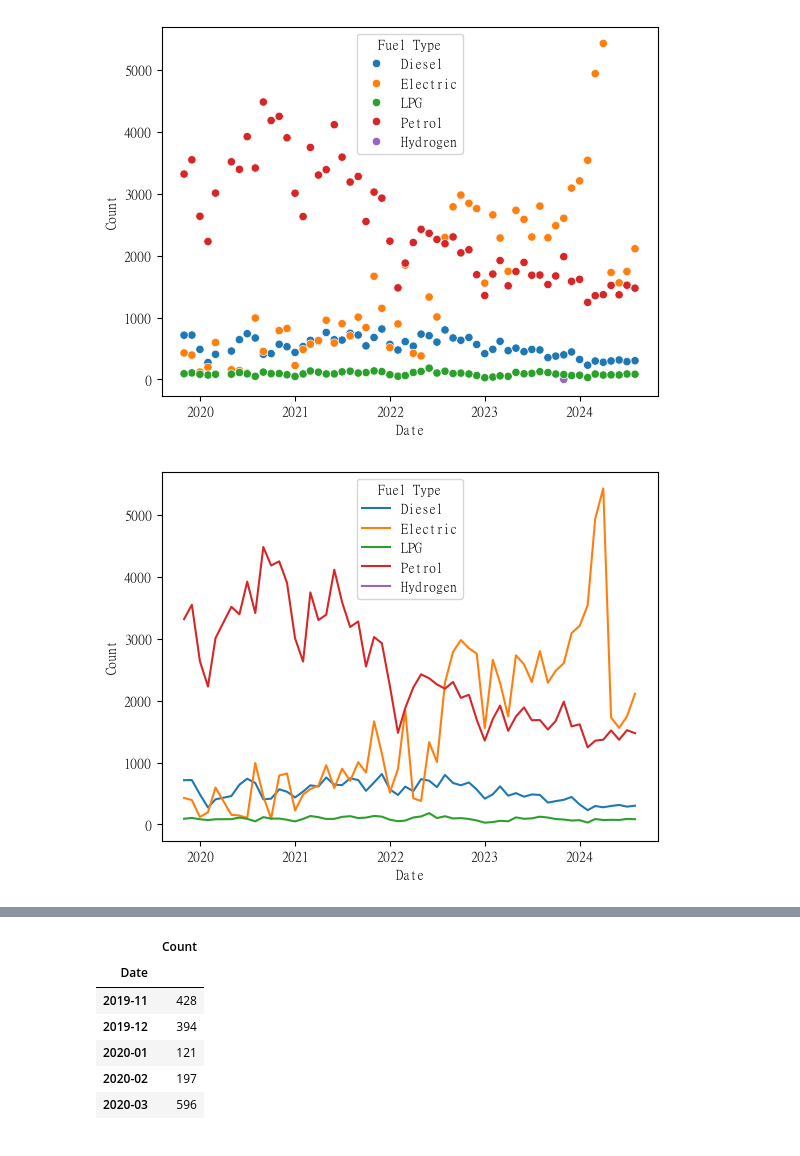
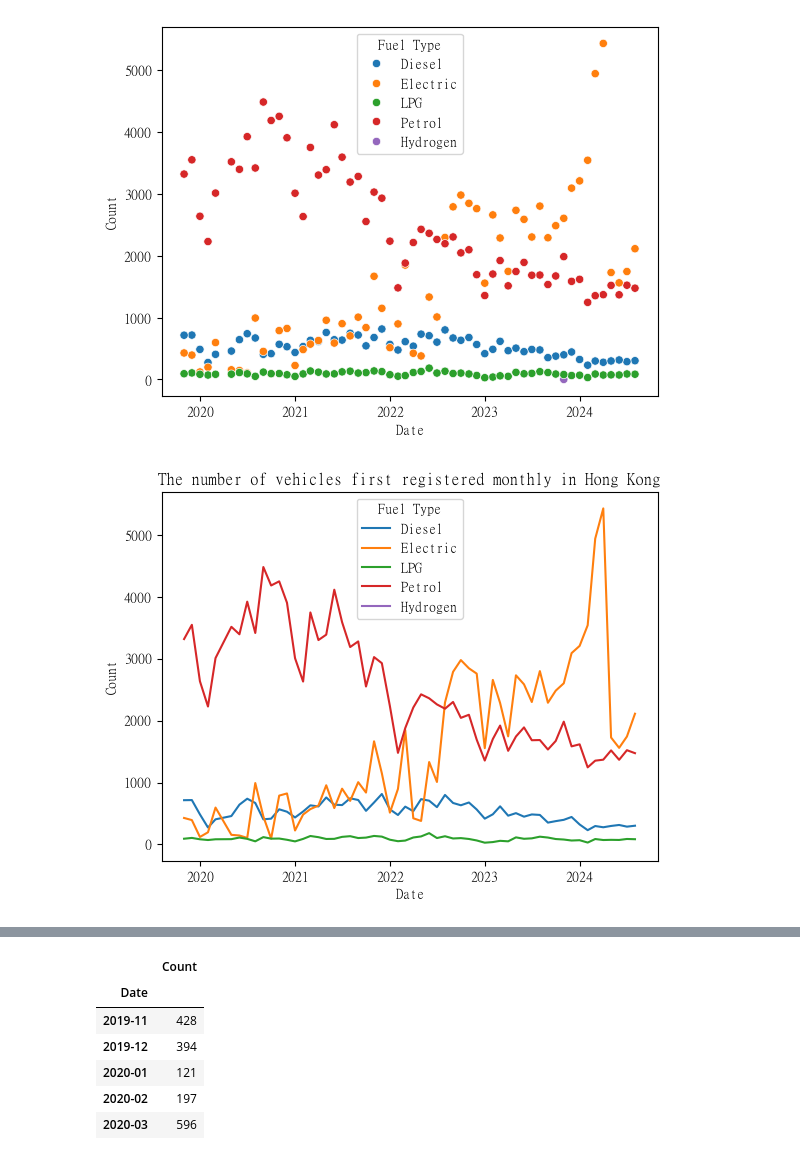
Before and after one commit to lilyleungch/erbscope99, a Jupyter notebook: data_cleansing/KK_HK_Data/projecttest-1.ipynb, the cells around one changed output, grey strips where cells are left out. Cells and saved outputs as stored; diff of their text form; code cells hidden in the pictures.

```diff
--- a/data_cleansing/KK_HK_Data/projecttest-1.ipynb
+++ b/data_cleansing/KK_HK_Data/projecttest-1.ipynb
@@ -152,9 +152,10 @@ plt.show()
 [figure]
 # %%
 sns.lineplot(data=master_df, x= master_df.index, y='Count',hue = 'Fuel Type')
+plt.title('The number of vehicles first registered monthly in Hong Kong')
 plt.show()
 # %% [output]
-[figure, old version]
+[figure, new version]
 # %%
 from pandas.plotting import autocorrelation_plot
 from statsmodels.graphics.tsaplots import plot_pacf, plot_acf
```
Also changed, not shown: parts of 9 cells of this notebook, 3 other files.
